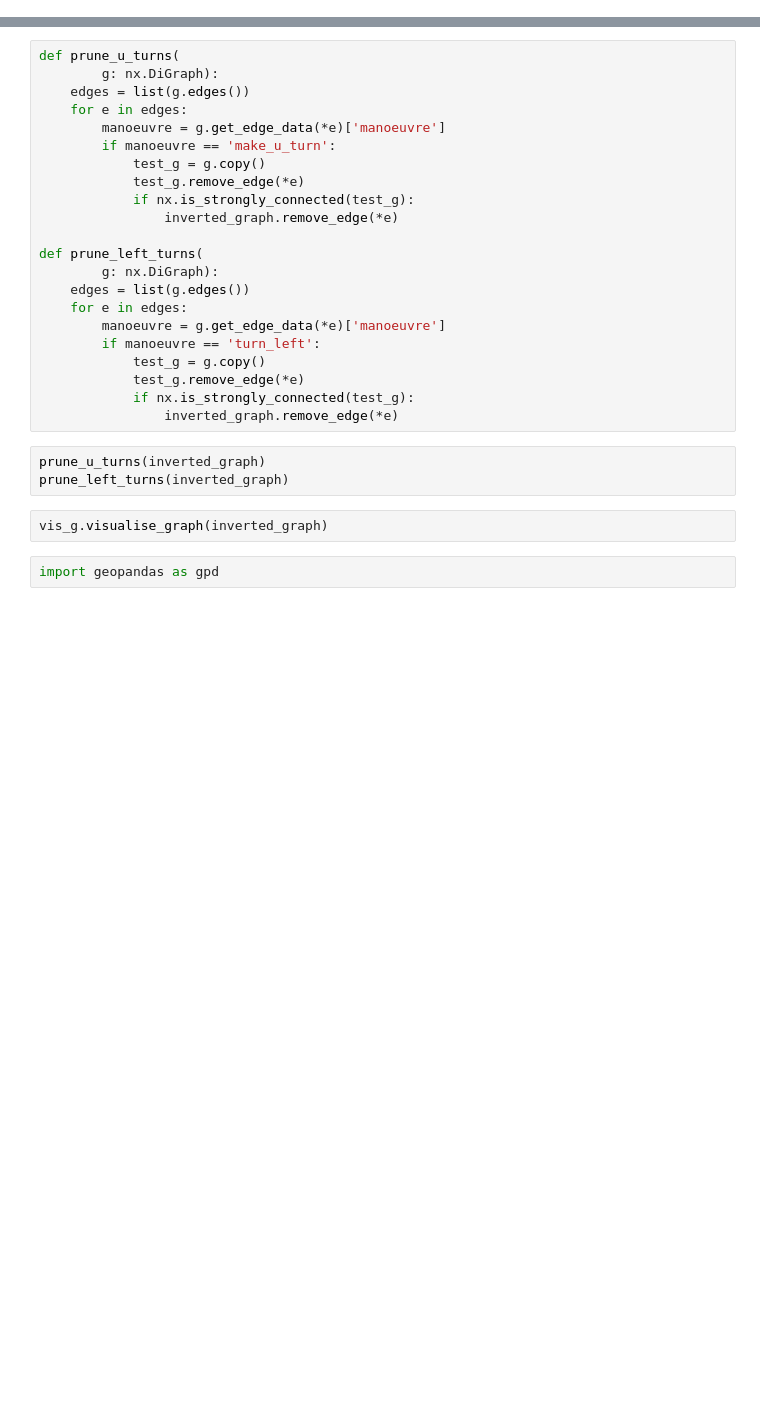
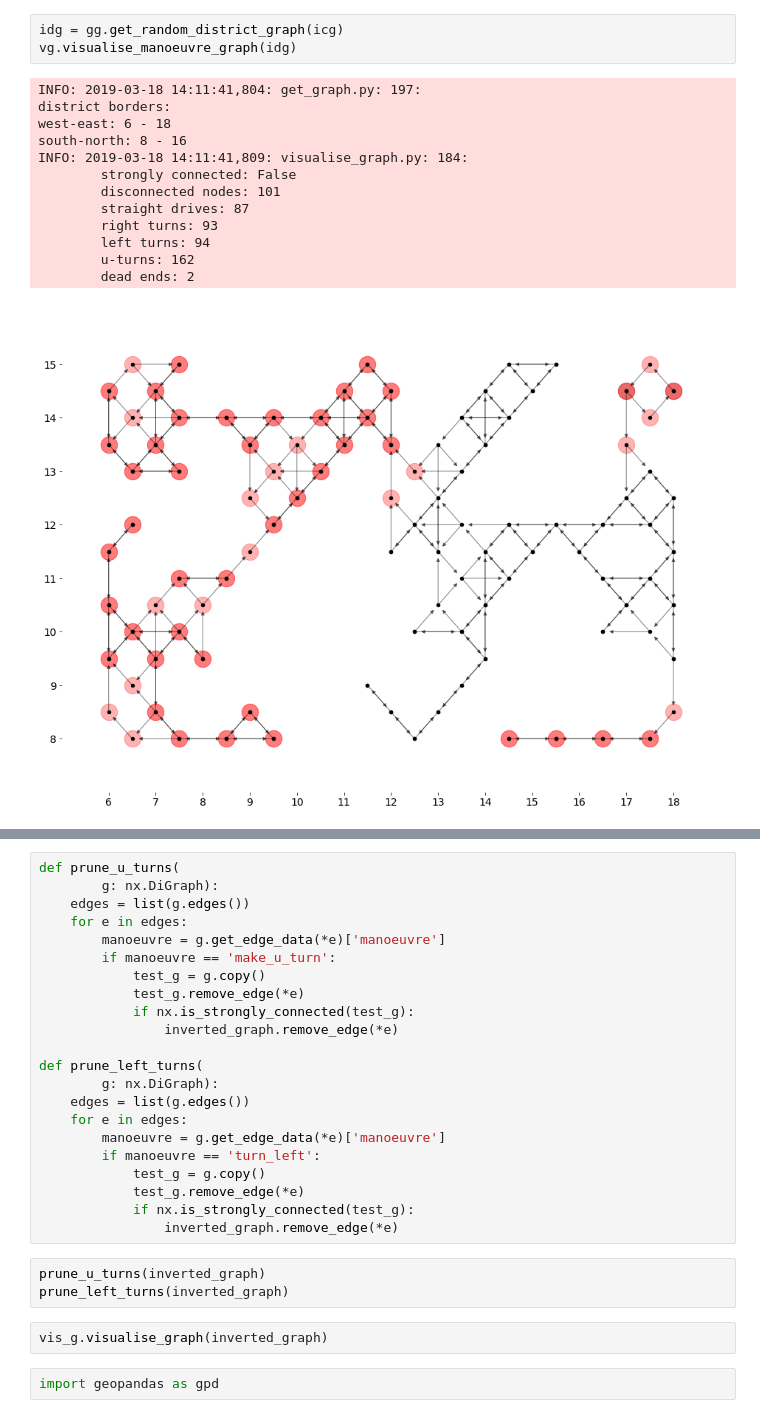
Before and after one commit to nikita-loik/route-inspection, a Jupyter notebook: simulation.ipynb, the cells around one changed output, grey strips where cells are left out. Drawn from its saved outputs; the diff is of its cells as text; blank space fills up the shorter version.

```diff
--- a/simulation.ipynb
+++ b/simulation.ipynb
@@ -186,0 +139,17 @@ INFO: 2019-03-05 12:00:25,786: visualise_graph.py: 85:
+# %%
+idg = gg.get_random_district_graph(icg)
+vg.visualise_manoeuvre_graph(idg)
+# %% [output]
+INFO: 2019-03-18 14:11:41,804: get_graph.py: 197:
+district borders:
+west-east: 6 - 18
+south-north: 8 - 16
+INFO: 2019-03-18 14:11:41,809: visualise_graph.py: 184:
+        strongly connected: False
+        disconnected nodes: 101
+        straight drives: 87
+        right turns: 93
+        left turns: 94
+        u-turns: 162
+        dead ends: 2
+[figure, added]
```
Also changed, not shown: parts of 35 cells of this notebook, 10 other files.
